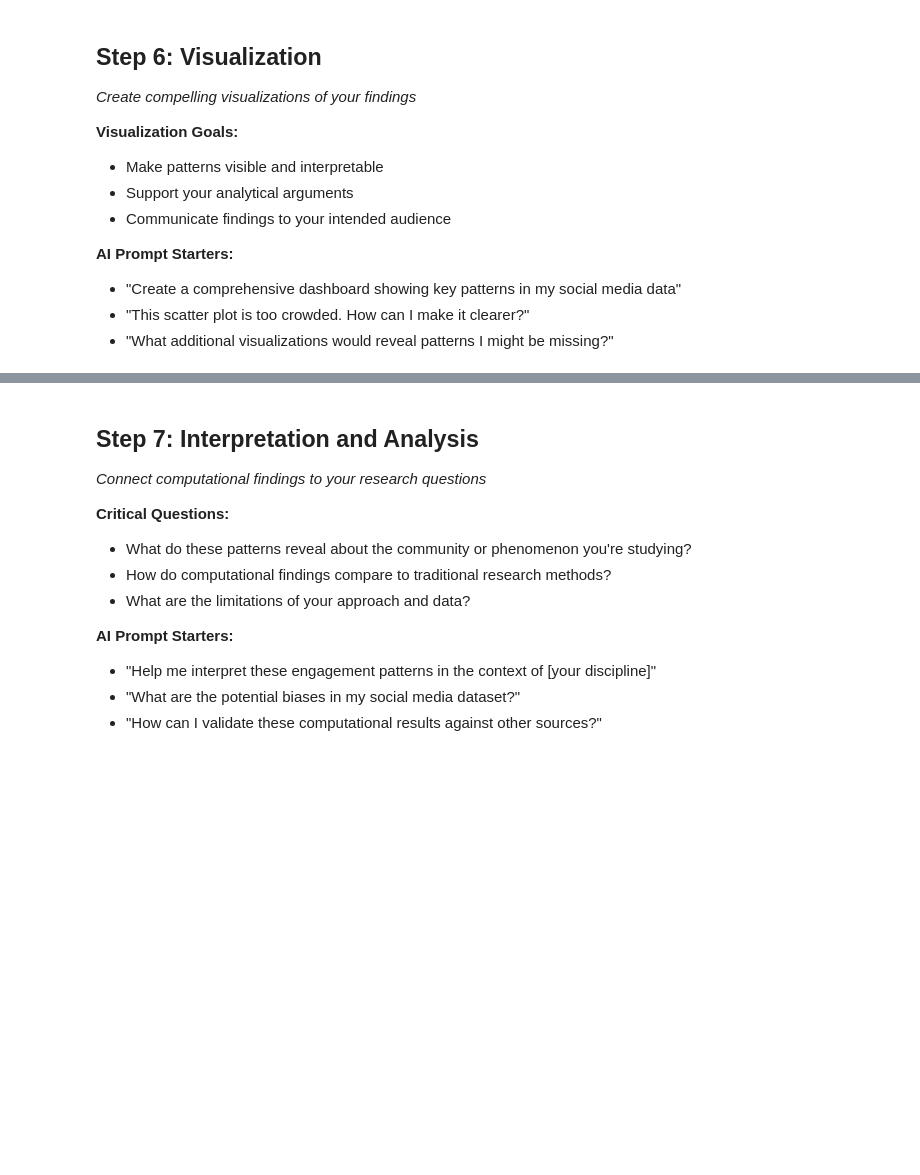
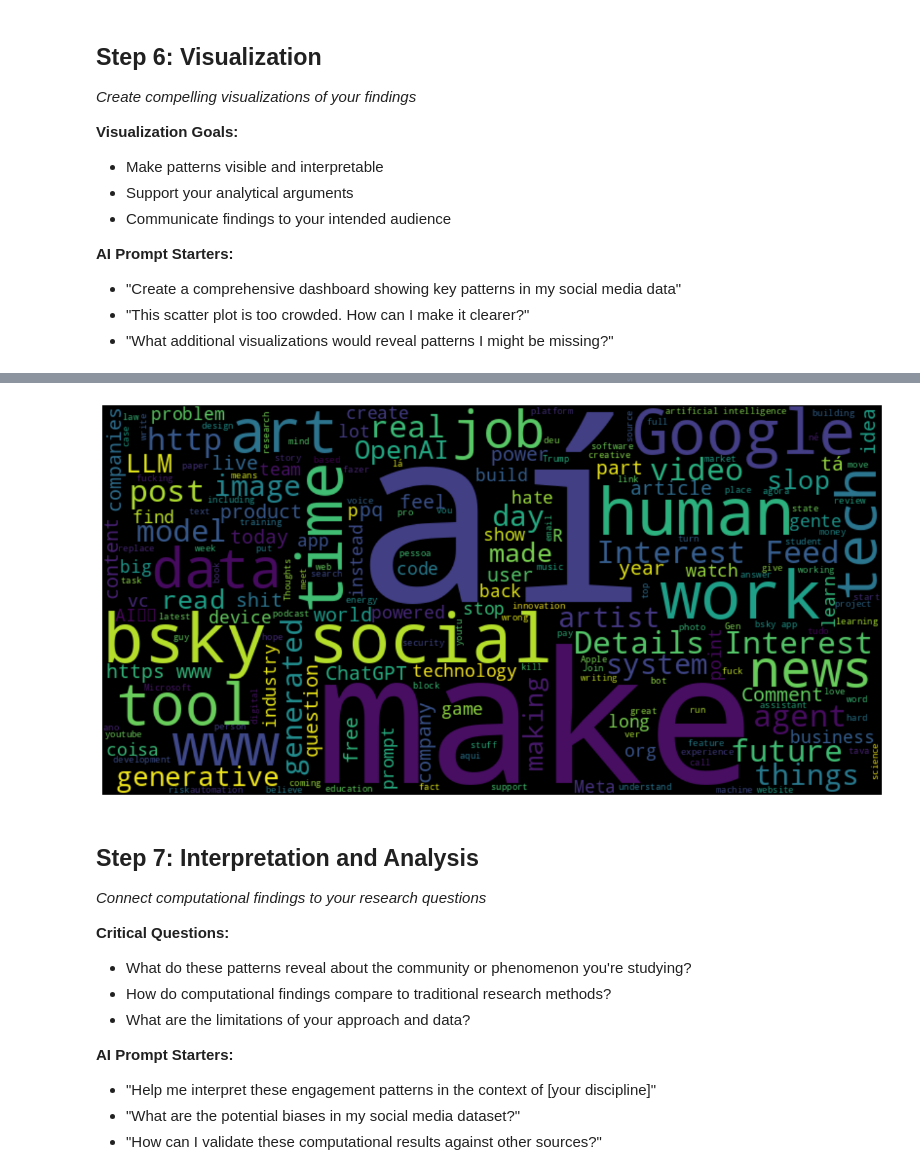
Before and after one commit to AMSUCF/DHProgramming, a Jupyter notebook: Bluesky_Solution.ipynb, the cells around one changed output, grey strips where cells are left out. Cells and saved outputs as stored; diff of their text form; code cells hidden in the pictures; blank space fills up the shorter version.

```diff
--- a/Bluesky_Solution.ipynb
+++ b/Bluesky_Solution.ipynb
@@ -228,3 +538,51 @@ Wrote 1000 rows to /content/ai_posts_flat.csv
+# %%
+# prompt: Remove stopwords before generating the wordcloud (in all languages)
+
+import nltk
+# Download all stopwords data explicitly
+nltk.download('stopwords', download_dir='/root/nltk_data', quiet=True)
+from nltk.corpus import stopwords
+
+# Load the saved posts CSV (assuming df is defined in a previous cell and is accessible)
+# If not, you would need to reload it:
+# import pandas as pd
+# df = pd.read_csv('/content/ai_posts_flat.csv')
+
+
+# Combine all post text into one string
+text = ' '.join(df['post_text'].dropna().astype(str))
+
+# Get a list of stopwords in all languages
+# It's more efficient to iterate through all available languages instead of listing them manually
+all_languages = stopwords.fileids()
+stop_words = set()
+for lang in all_languages:
+    try:
+        stop_words.update(stopwords.words(lang))
+    except OSError:
+        # This catch is unlikely after the explicit download, but good practice
+        print(f"Could not load stopwords for language: {lang}")
+
+
+# Remove stopwords
+words = text.split()
+filtered_words = [word for word in words if word.lower() not in stop_words]
+filtered_text = ' '.join(filtered_words)
+
+# Generate the word cloud
+# Pass the stop_words set directly to the WordCloud constructor for potentially better handling
+from wordcloud import WordCloud
+import matplotlib.pyplot as plt
+
+wc = WordCloud(width=800, height=400, stopwords=stop_words).generate(filtered_text)
+
+# Display the word cloud
+plt.figure(figsize=(16, 8))
+plt.imshow(wc, interpolation='bilinear')
+plt.axis('off')
+plt.show()
+# %% [output]
+[figure, added]
 # %% [markdown]
 ## Step 7: Interpretation and Analysis
 *Connect computational findings to your research questions*
```
Also changed, not shown: parts of 16 cells of this notebook.
